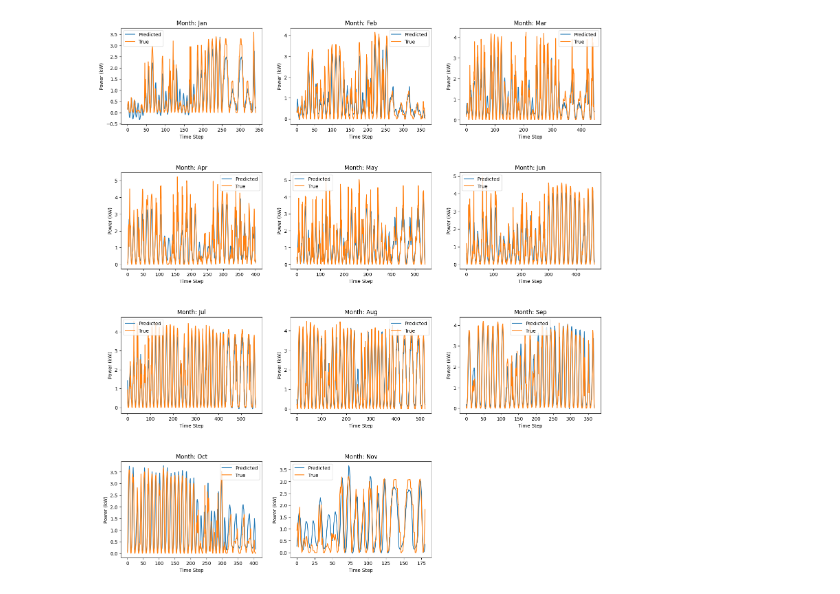
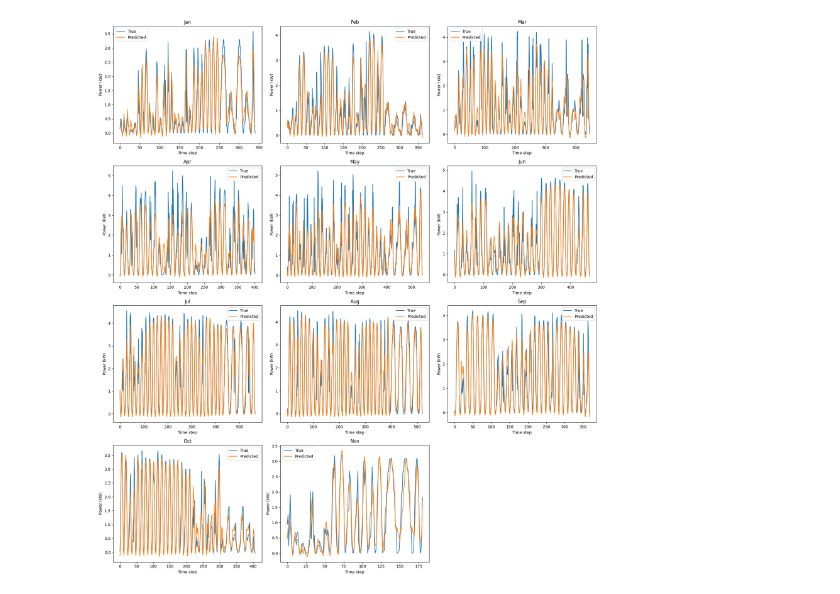
Before and after one commit to cachola25/ML_Project-NFL-Matchup-Predictor, a Jupyter notebook: power_prediction.ipynb, the cells around one changed output. Cells and saved outputs as stored; diff of their text form; code cells hidden in the pictures.

```diff
--- a/power_prediction.ipynb
+++ b/power_prediction.ipynb
@@ -196,0 +234,15 @@ Epoch 40/500
+# %%
+log_dir = os.path.join("logs", datetime.datetime.now().strftime("%Y%m%d-%H%M%S"))
+tensorboard_callback = TensorBoard(log_dir=log_dir, histogram_freq=1)
+earlystopping_callback = EarlyStopping(patience=50, restore_best_weights=True)
+
+history = model.fit(
+    X_train,
+    {"module_temp": mod_temp_train, "power": Y_train},
+    validation_data=(X_val,
+                     {"module_temp": mod_temp_val, "power": Y_val}),
+    epochs=500,
+    batch_size=64,
+    callbacks=[tensorboard_callback, earlystopping_callback],
+    verbose=1,
+)
@@ -205,53 +291,53 @@ Avg acc: 91.201904296875
 # %%
-month = {
-    "01": "Jan",
-    "02": "Feb",
-    "03": "Mar",
-    "04": "Apr",
-    "05": "May",
-    "06": "Jun",
-    "07": "Jul",
-    "08": "Aug",
-    "09": "Sep",
-    "10": "Oct",
-    "11": "Nov",
-    "12": "Dec"
+
+month_name = {
+    "01": "Jan","02": "Feb","03": "Mar","04": "Apr",
+    "05": "May","06": "Jun","07": "Jul","08": "Aug",
+    "09": "Sep","10": "Oct","11": "Nov","12": "Dec"
 }
 
-num_months = len(by_month_data)
+def make_sequences(X, seq_len=SEQ_LEN):
+    return np.array([X[i:i+seq_len] for i in range(len(X)-seq_len)])
+
 cols = 3
-rows = math.ceil(num_months / cols)
-fig, axs = plt.subplots(rows, cols, figsize=(18, 5 * rows))
-plt.subplots_adjust(hspace=0.5)
+rows = math.ceil(len(by_month_data) / cols)
+fig, axs = plt.subplots(rows, cols, figsize=(18, 5*rows))
+plt.subplots_adjust(hspace=0.6)
 axs = axs.flatten()
+
 idx = 0
+for key in sorted(by_month_data):
+    cond_df = by_month_data[key]["cond"][0]
+    prod_df = by_month_data[key]["prod"][0]
+    month_df = cond_df.merge(prod_df, on=["month","day","time"], how="left")
+    month_df["hour"]   = month_df["time"].str.extract(r'(\d+):').astype(int)
 
-for key in by_month_data:
-    input_df, output_df = by_month_data[key]['cond'][0], by_month_data[key]['prod'][0]
-    all_data = pd.merge(input_df, output_df, on=['month','day','time'], how='left')
-    all_data['hour']   = all_data['time'].str.extract(r'(\d+):').astype(int)
+    df = month_df[init_features + ["power"]].dropna().reset_index(drop=True)
+    X_scaled = init_scaler.transform(df[init_features])
+    y_scaled = target_scaler.transform(df[["power"]])
+    X_seq = make_sequences(X_scaled)
+    y_seq = y_scaled[SEQ_LEN:]
 
-    data = all_data[features + target].dropna().reset_index(drop=True)
-    X_scaled = scaler_X.transform(data[features])
-    Y_scaled = scaler_Y.transform(data[target])
+    y_pred_scaled = model.predict(X_seq, verbose=0)[1]
+    acc_vec = (1 - np.abs(y_pred_scaled - y_seq)) * 100
+    month_acc = acc_vec.mean()
+    print(f"{month_name[key]} accuracy (scaled): {month_acc:.2f}%")
 
-    X_seq, Y_seq = create_sequences(X_scaled, Y_scaled, SEQ_LEN)
-    Y_pred_scaled = model(X_seq)
-    pred_unscaled = scaler_Y.inverse_transform(Y_pred_scaled).flatten()
-    true_unscaled = scaler_Y.inverse_transform(Y_seq).flatten()
+    y_pred_kw = target_scaler.inverse_transform(y_pred_scaled).flatten()
+    y_true_kw = target_scaler.inverse_transform(y_seq).flatten()
 
-    ax = axs[idx]
-    ax.plot(pred_unscaled, label="Predicted")
-    ax.plot(true_unscaled, label="True")
-    ax.set_title(f"Month: {month[key]}")
-    ax.set_xlabel("Time Step")
+    # Plot
+    ax = axs[idx]; idx += 1
+    ax.plot(y_true_kw, label="True")
+    ax.plot(y_pred_kw, label="Predicted")
+    ax.set_title(f"{month_name.get(key, key)}")
+    ax.set_xlabel("Time step")
     ax.set_ylabel("Power (kW)")
     ax.legend()
 
-    idx += 1
+for j in range(idx, len(axs)):
+    axs[j].axis("off")
 
-for j in range(idx, len(axs)):
-    axs[j].axis('off')
-
+plt.tight_layout()
 plt.show()
 # %% [output]
@@ -258 +355 @@ plt.show()
-[figure, old version]
+[figure, new version]
```
Also changed, not shown: parts of 8 cells of this notebook, 1 other file.
